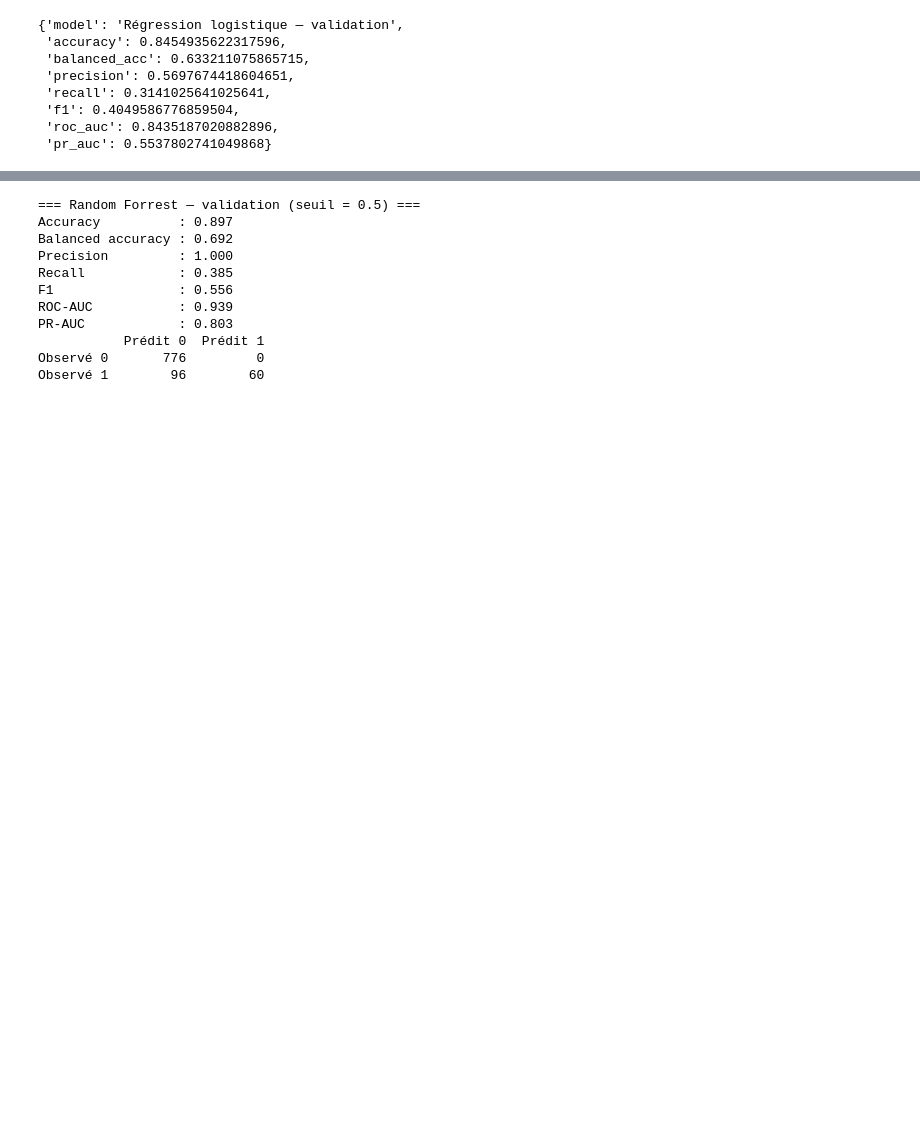
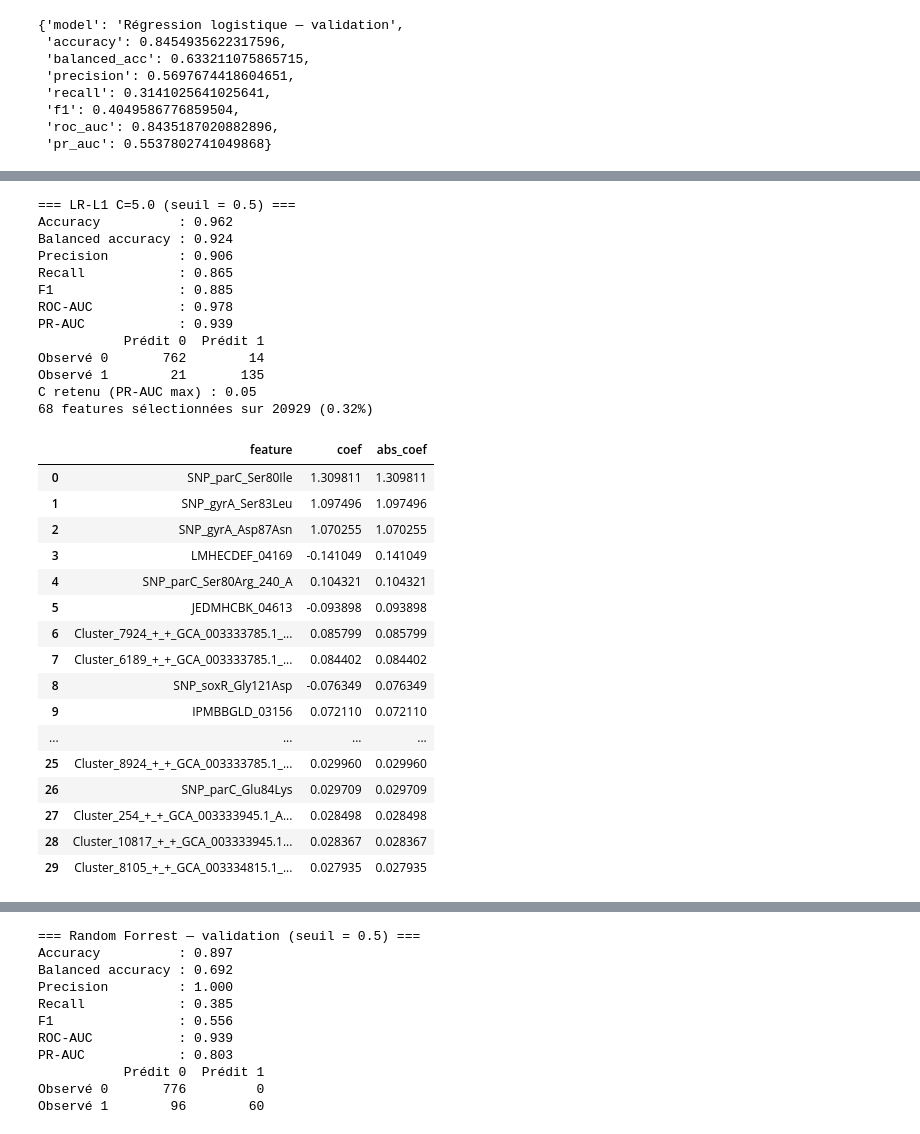
Before and after one commit to HinBenjamin/Projet_ML_and_DL, a Jupyter notebook: notebooks/exploration_benjamin.ipynb, the cells around one changed output, grey strips where cells are left out. Cells and saved outputs as stored; diff of their text form; code cells hidden in the pictures; blank space fills up the shorter version.

```diff
--- a/notebooks/exploration_benjamin.ipynb
+++ b/notebooks/exploration_benjamin.ipynb
@@ -146,0 +183,45 @@ Observé 1       107        49
+# %%
+# On stocke pour chaque coefficient de pénalisation le modèle et ses performances assoociés
+C_values = [0.001, 0.005, 0.01, 0.05, 0.1, 0.5, 1.0, 5.0]
+
+models_l1 = {}
+rows_l1   = []
+
+for C in C_values:
+    pipe = Pipeline([
+        ("scaler", StandardScaler()),
+        ("clf", LogisticRegression(
+            penalty="l1", solver="liblinear",
+            C=C, max_iter=5000, random_state=42,
+        )),
+    ])
+    pipe.fit(X_train, y_train)
+    m = evaluate(f"LR-L1 C={C}", pipe, X_val, y_val)
+    m["C"]          = C
+    m["n_features"] = int((pipe.named_steps["clf"].coef_.ravel() != 0).sum())
+    models_l1[C] = pipe
+    rows_l1.append(m)
+
+comparison_l1 = pd.DataFrame(rows_l1).set_index("model")
+
+# on prend le modèle pour lequel la PR_AUC est la plus élévée
+best_C = comparison_l1.loc[comparison_l1["pr_auc"].idxmax(), "C"]
+print(f"C retenu (PR-AUC max) : {best_C}")
+
+best_pipe = models_l1[best_C]
+coefs     = best_pipe.named_steps["clf"].coef_.ravel()
+
+# on extrait les features ayant un coefficient non nul
+selected = pd.DataFrame({
+    "feature" : X_train.columns,
+    "coef"    : coefs,
+    "abs_coef": np.abs(coefs),
+})
+selected = (selected[selected["coef"] != 0]
+              .sort_values("abs_coef", ascending=False)
+              .reset_index(drop=True))
+
+print(f"{len(selected)} features sélectionnées sur {len(coefs)} "
+      f"({100 * len(selected) / len(coefs):.2f}%)")
+selected.head(30)
+# %% [output]
@@ -146,0 +305,30 @@ Observé 1       107        49
+=== LR-L1 C=5.0 (seuil = 0.5) ===
+Accuracy          : 0.962
+Balanced accuracy : 0.924
+Precision         : 0.906
+Recall            : 0.865
+F1                : 0.885
+ROC-AUC           : 0.978
+PR-AUC            : 0.939
+           Prédit 0  Prédit 1
+Observé 0       762        14
+Observé 1        21       135
+C retenu (PR-AUC max) : 0.05
+68 features sélectionnées sur 20929 (0.32%)
+|  | feature | coef | abs_coef |
+| 0 | SNP_parC_Ser80Ile | 1.309811 | 1.309811 |
+| 1 | SNP_gyrA_Ser83Leu | 1.097496 | 1.097496 |
+| 2 | SNP_gyrA_Asp87Asn | 1.070255 | 1.070255 |
+| 3 | LMHECDEF_04169 | -0.141049 | 0.141049 |
+| 4 | SNP_parC_Ser80Arg_240_A | 0.104321 | 0.104321 |
+| 5 | JEDMHCBK_04613 | -0.093898 | 0.093898 |
+| 6 | Cluster_7924_+_+_GCA_003333785.1_... | 0.085799 | 0.085799 |
+| 7 | Cluster_6189_+_+_GCA_003333785.1_... | 0.084402 | 0.084402 |
+| 8 | SNP_soxR_Gly121Asp | -0.076349 | 0.076349 |
+| 9 | IPMBBGLD_03156 | 0.072110 | 0.072110 |
+| ... | ... | ... | ... |
+| 25 | Cluster_8924_+_+_GCA_003333785.1_... | 0.029960 | 0.029960 |
+| 26 | SNP_parC_Glu84Lys | 0.029709 | 0.029709 |
+| 27 | Cluster_254_+_+_GCA_003333945.1_A... | 0.028498 | 0.028498 |
+| 28 | Cluster_10817_+_+_GCA_003333945.1... | 0.028367 | 0.028367 |
+| 29 | Cluster_8105_+_+_GCA_003334815.1_... | 0.027935 | 0.027935 |
```
Also changed, not shown: parts of 15 cells of this notebook, 19 other files.
